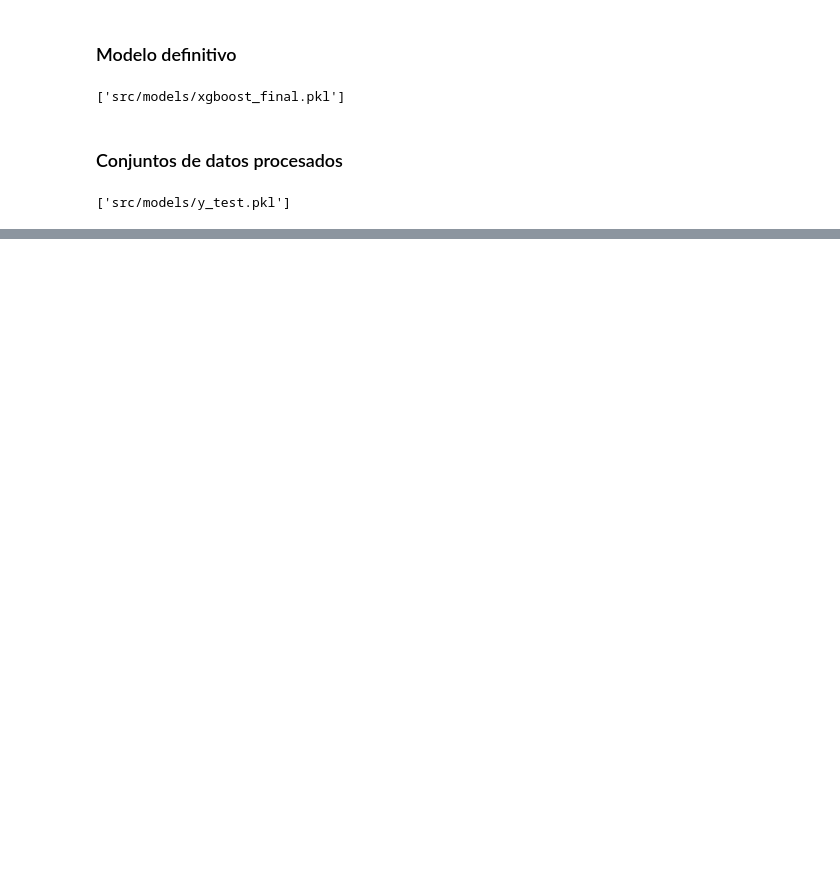
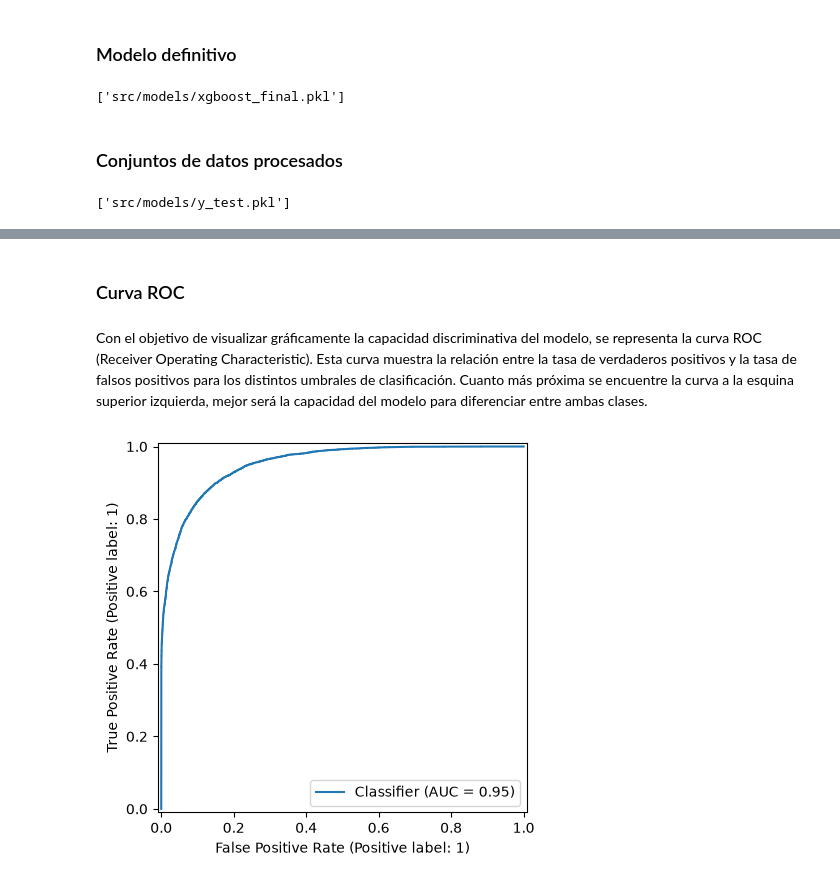
Before and after one commit to mrguezrodriguez/ML_hotel_bookings, a Jupyter notebook: main.ipynb, the cells around one changed output, grey strips where cells are left out. Drawn from its saved outputs; the diff is of its cells as text; code cells hidden in the pictures; blank space fills up the shorter version.

```diff
--- a/main.ipynb
+++ b/main.ipynb
@@ -1719,0 +1807,8 @@ joblib.dump(y_test, "src/models/y_test.pkl")
+# %% [markdown]
+### Curva ROC
+# %% [markdown]
+Con el objetivo de visualizar gráficamente la capacidad discriminativa del modelo, se representa la curva ROC (Receiver Operating Characteristic). Esta curva muestra la relación entre la tasa de verdaderos positivos y la tasa de falsos positivos para los distintos umbrales de clasificación. Cuanto más próxima se encuentre la curva a la esquina superior izquierda, mejor será la capacidad del modelo para diferenciar entre ambas clases.
+# %%
+RocCurveDisplay.from_predictions(y_test, y_prob);
+# %% [output]
+[figure, added]
```
Also changed, not shown: parts of 27 cells of this notebook, 1 other file.
